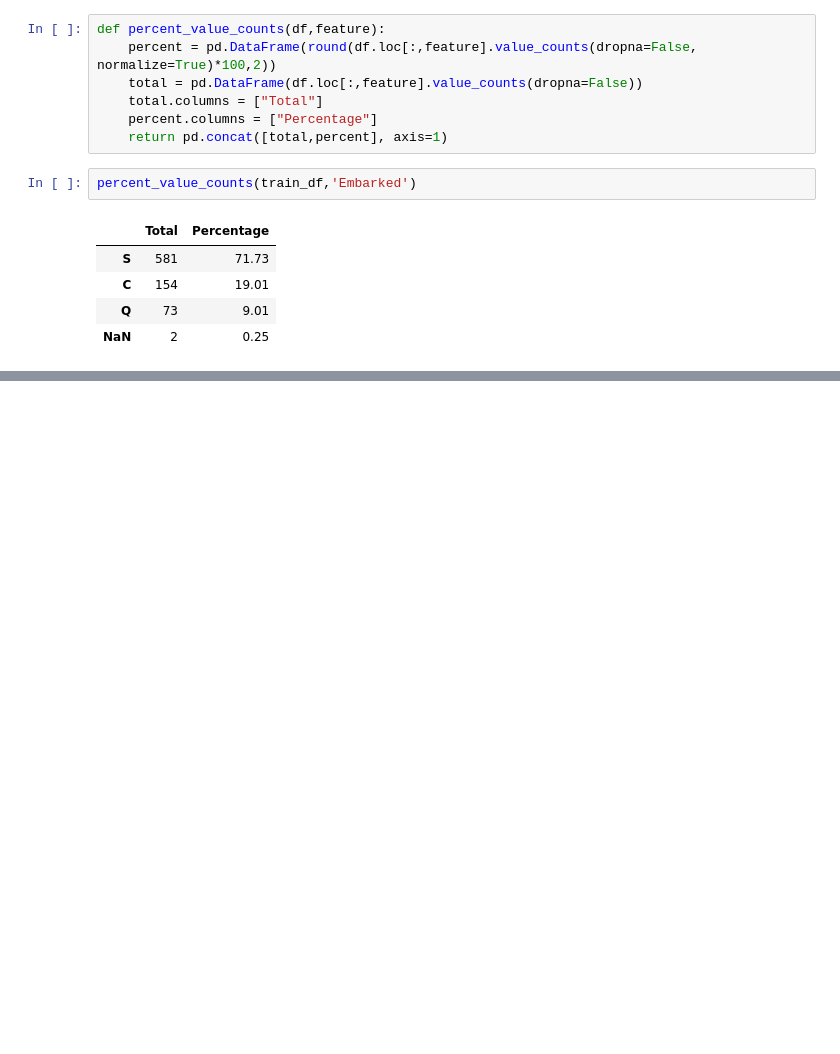
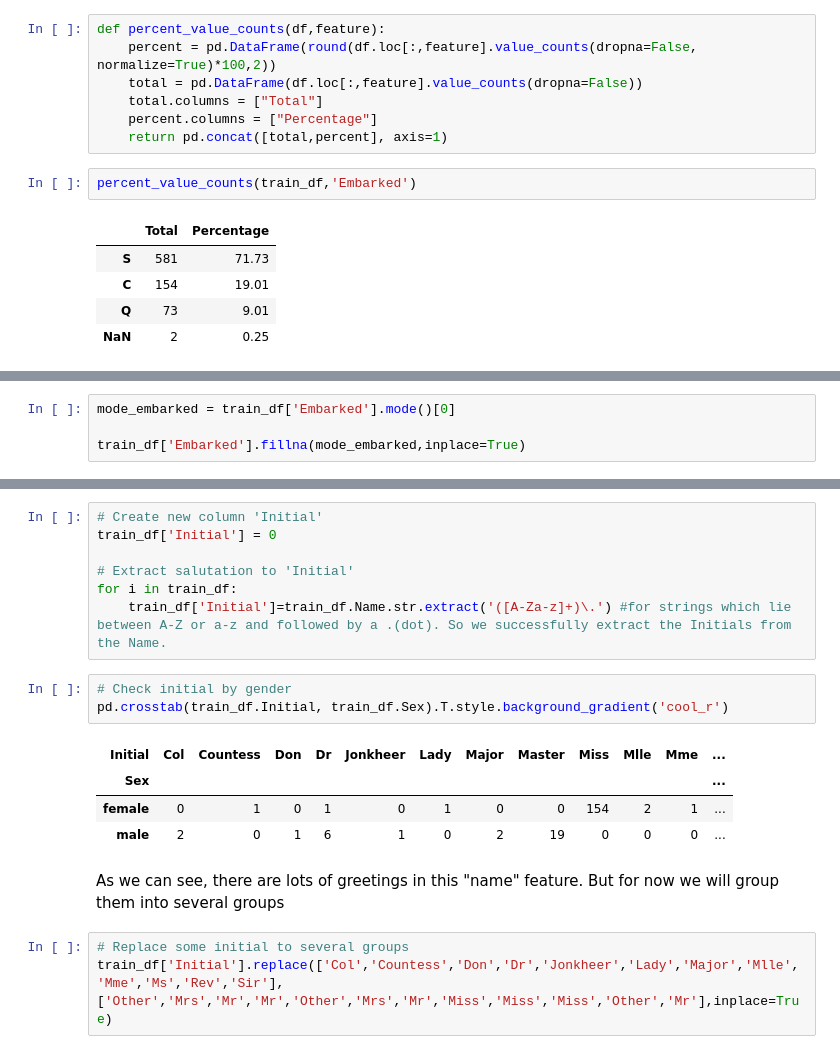
Before and after one commit to hisyam-jaelani/Data-Science-Projects, a Jupyter notebook: from-tragedy-to-insights-titanic.ipynb, the cells around one changed output, grey strips where cells are left out. Drawn from its saved outputs; the diff is of its cells as text; blank space fills up the shorter version.

```diff
--- a/from-tragedy-to-insights-titanic.ipynb
+++ b/from-tragedy-to-insights-titanic.ipynb
@@ -302,0 +307,4 @@ percent_value_counts(train_df,'Embarked')
+# %%
+mode_embarked = train_df['Embarked'].mode()[0]
+
+train_df['Embarked'].fillna(mode_embarked,inplace=True)
@@ -302,0 +325,20 @@ percent_value_counts(train_df,'Embarked')
+# %%
+# Create new column 'Initial'
+train_df['Initial'] = 0
+
+# Extract salutation to 'Initial'
+for i in train_df:
+    train_df['Initial']=train_df.Name.str.extract('([A-Za-z]+)\.') #for strings which lie between A-Z or a-z and followed by a .(dot). So we successfully extract the Initials from the Name.
+# %%
+# Check initial by gender
+pd.crosstab(train_df.Initial, train_df.Sex).T.style.background_gradient('cool_r')
+# %% [output]
+| Initial | Col | Countess | Don | Dr | Jonkheer | Lady | Major | Master | Miss | Mlle | Mme | ... |
+| Sex |  |  |  |  |  |  |  |  |  |  |  | ... |
+| female | 0 | 1 | 0 | 1 | 0 | 1 | 0 | 0 | 154 | 2 | 1 | ... |
+| male | 2 | 0 | 1 | 6 | 1 | 0 | 2 | 19 | 0 | 0 | 0 | ... |
+# %% [markdown]
+As we can see, there are lots of greetings in this "name" feature. But for now we will group them into several groups
+# %%
+# Replace some initial to several groups
+train_df['Initial'].replace(['Col','Countess','Don','Dr','Jonkheer','Lady','Major','Mlle','Mme','Ms','Rev','Sir'],['Other','Mrs','Mr','Mr','Other','Mrs','Mr','Miss','Miss','Miss','Other','Mr'],inplace=True)
```
Also changed, not shown: parts of 9 cells of this notebook.
